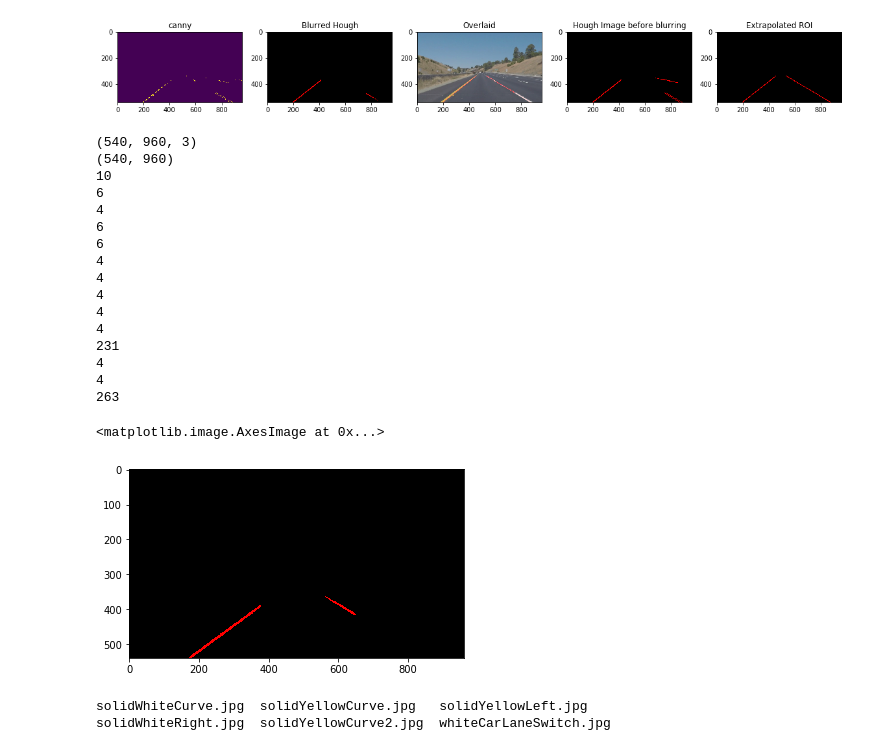
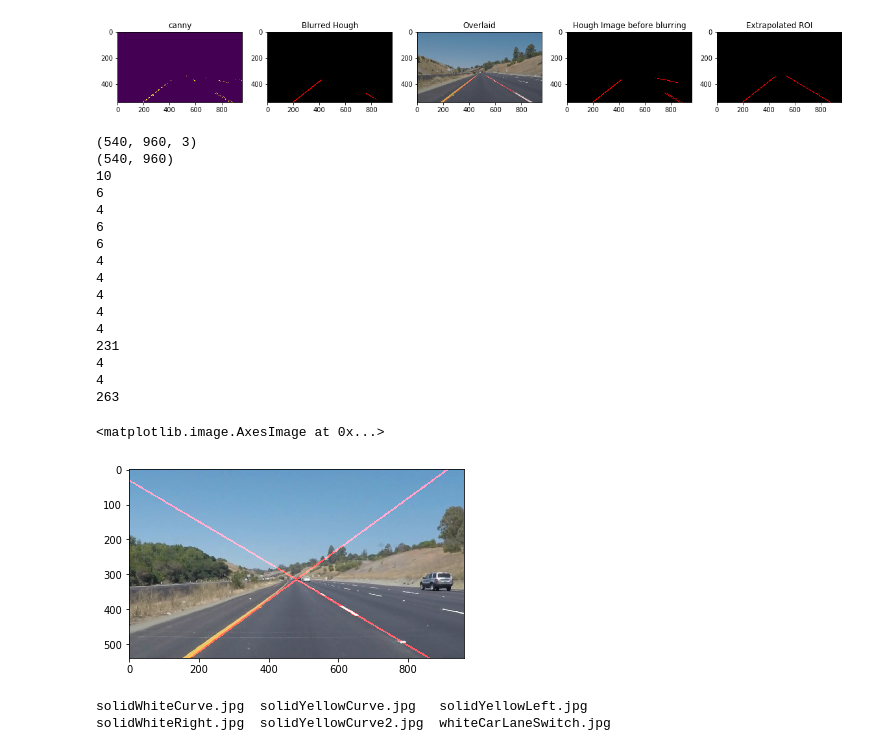
Before and after one commit to krkunal/CarND-LaneLines-P1, a Jupyter notebook: P1.ipynb, the cells around one changed output. Drawn from its saved outputs; the diff is of its cells as text; code cells hidden in the pictures.

```diff
--- a/P1.ipynb
+++ b/P1.ipynb
@@ -216,7 +216,7 @@ def median_blur(img, kernel_size):
 
 # Python 3 has support for cool math symbols.
 
-def weighted_img(img, initial_img, α=0.8, β=1, γ=10.):
+def weighted_img(img, initial_img, α=0.8, β=1, γ=0.):
     """
     `img` is the output of the hough_lines(), An image with lines drawn on it.
     Should be a blank image (all black) with lines drawn on it.
@@ -347,40 +346,40 @@ for index, cnt in enumerate(contours):
 roi_hough = region_of_interest(hough_image, roi_vertices)
 hough_median_blurred = median_blur(roi_hough, 11)
 
-plt.imshow(hough_median_blurred)
-# overlaid_image = weighted_img(hough_image, image)
+overlaid_image = weighted_img(hough_image, image, 1, 1, 1)
+plt.imshow(overlaid_image)
 # hough_median_blurred = median_blur(hough_image, 3)
 # # cv2.imwrite(os.path.join("test_images_output", test_img), overlaid_img)
 # fig, (ax1, ax2, ax3, ax4) = plt.subplots(1, 4, figsize = (20, 10))
 # ax1.imshow(canny_image)
 # ax1.set_title('canny')
 # ax2.imshow(hough_image)
 # ax2.set_title('Hough')
 # ax3.imshow(overlaid_image)
 # ax3.set_title('Overlaid')
 # ax4.imshow(hough_median_blurred)
 # ax4.set_title('Hough Median blurred')
 # # ax4.imshow(color_image)
 # # ax4.set_title('Lane Color selected')
 # %% [output]
 (540, 960, 3)
 (540, 960)
 10
 6
 4
 6
 6
 4
 4
 4
 4
 4
 231
 4
 4
 263
 <matplotlib.image.AxesImage at 0x...>
-[figure, old version]
+[figure, new version]
 # %%
 # os.listdir("test_images_output/")
 !ls test_images_output/
```
Also changed, not shown: parts of 1 cell of this notebook, 6 other files.
